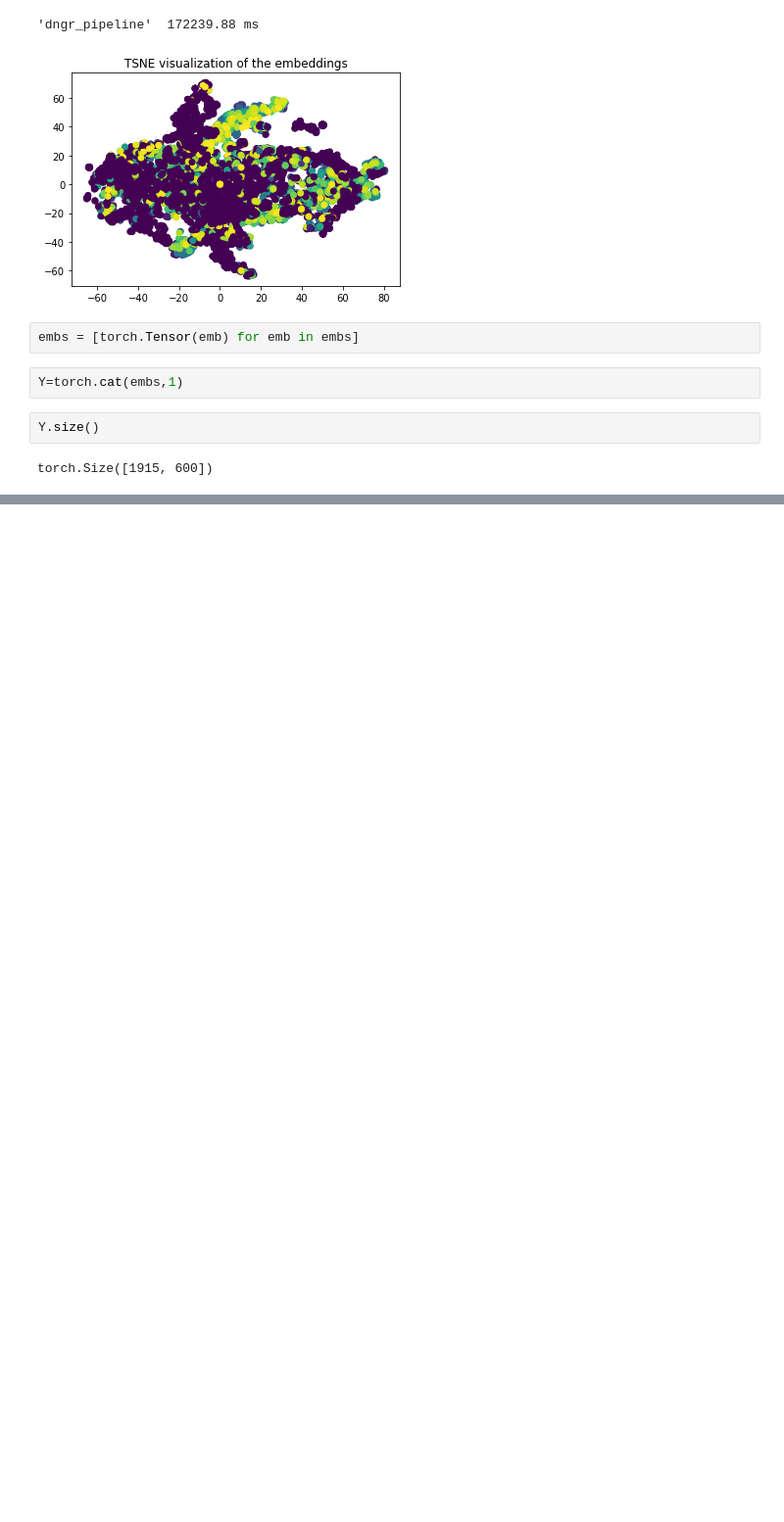
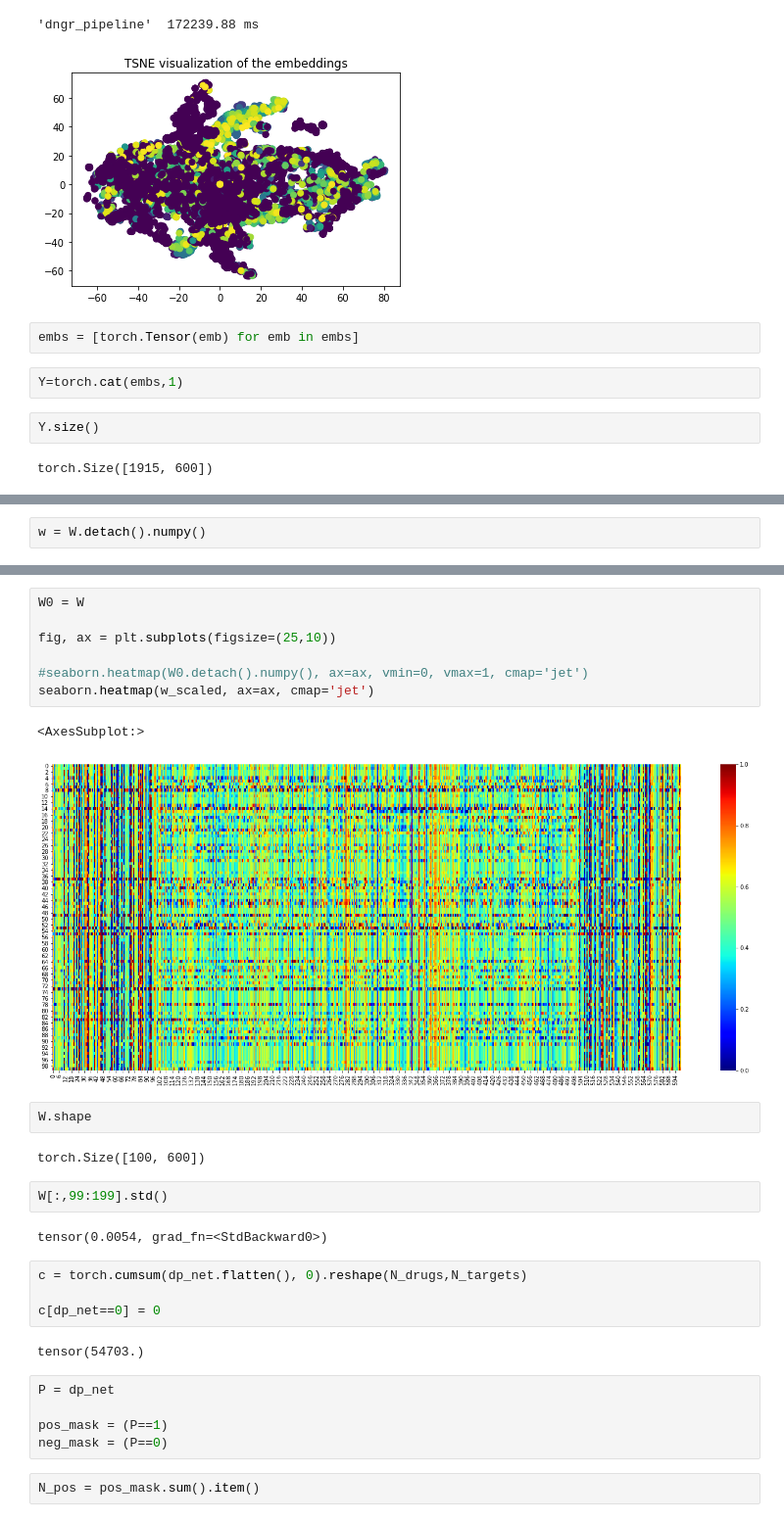
Before and after one commit to michavcr/Deep-Networks-for-Graph-Representation, a Jupyter notebook: notebook/Run on deepDTnet data.ipynb, the cells around one changed output, grey strips where cells are left out. Shown: that part at 98% size. Drawn from its saved outputs; the diff is of its cells as text; blank space fills up the shorter version.

```diff
--- a/notebook/Run on deepDTnet data.ipynb
+++ b/notebook/Run on deepDTnet data.ipynb
@@ -376,0 +386,2 @@ Accuracy: 0.834995
+# %%
+w = W.detach().numpy()
@@ -376,0 +427,31 @@ Accuracy: 0.834995
+# %%
+W0 = W
+
+fig, ax = plt.subplots(figsize=(25,10))
+
+#seaborn.heatmap(W0.detach().numpy(), ax=ax, vmin=0, vmax=1, cmap='jet')
+seaborn.heatmap(w_scaled, ax=ax, cmap='jet')
+# %% [output]
+<AxesSubplot:>
+[figure, added]
+# %%
+W.shape
+# %% [output]
+torch.Size([100, 600])
+# %%
+W[:,99:199].std()
+# %% [output]
+tensor(0.0054, grad_fn=<StdBackward0>)
+# %%
+c = torch.cumsum(dp_net.flatten(), 0).reshape(N_drugs,N_targets)
+
+c[dp_net==0] = 0
+# %% [output]
+tensor(54703.)
+# %%
+P = dp_net
+
+pos_mask = (P==1)
+neg_mask = (P==0)
+# %%
+N_pos = pos_mask.sum().item()
```
Also changed, not shown: parts of 21 cells of this notebook, 2 other files.
